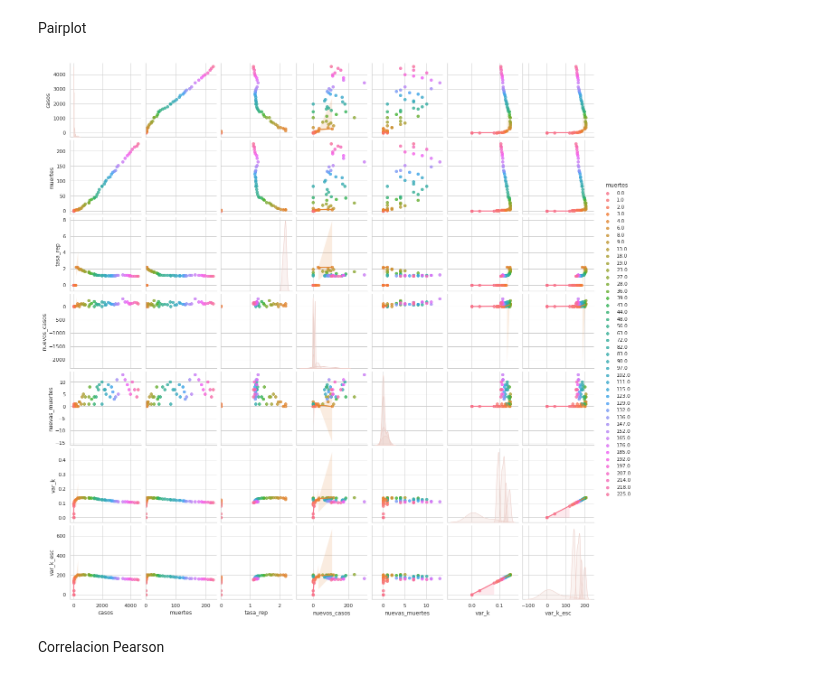
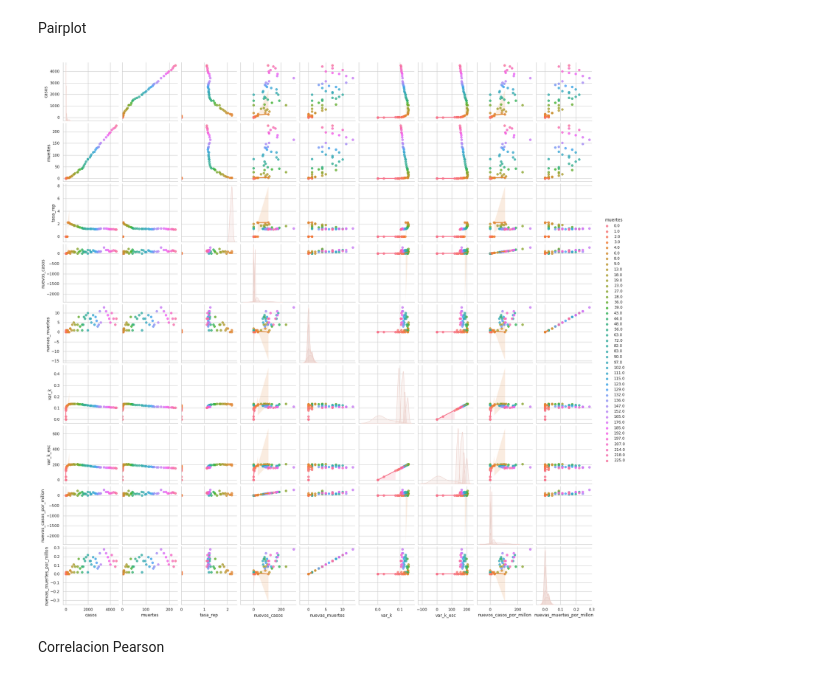
Before and after one commit to gonzalogperez/informe_pandemico, a Jupyter notebook: GonzaloGPerezProyecto_4.ipynb, the cells around one changed output. Saved outputs shown, nothing was run; the diff lists cells and outputs as text; code cells hidden in the pictures.

```diff
--- a/GonzaloGPerezProyecto_4.ipynb
+++ b/GonzaloGPerezProyecto_4.ipynb
@@ -2563,3 +2592,2 @@ def analizar_pais_df(x_pais,xmin,xmax,ymin,ymax,medida1,medida2):
 # %%
 #list_casos_principio,lst_muertes,lst_rep,list_variabilidad_k,variabilidad_k_escalado,df_analizar_pais = analizar_pais_df('Argentina',60,110,0,30,17,25)
-df_analizar_pais = analizar_pais_df('Argentina',60,110,0,30,17,25)
@@ -2565,0 +2598,9 @@ df_analizar_pais = analizar_pais_df('Argentina',60,110,0,30,17,25)
+# %%
+df_out_indicadores_sin_cuarentena = pd.DataFrame()
+
+for x_pais in tqdm(list_pais_sin_cuarentena):
+    print(x_pais)
+    df_analizar_pais,df_analizar_pais_mean,df_analizar_pais_max = analizar_pais_df(x_pais,0,110,0,30,17,25)
+    df_out_indicadores_sin_cuarentena = df_out_indicadores_sin_cuarentena.append(df_analizar_pais_max)
+    df_out_indicadores_sin_cuarentena['cuarentena'] = '0'
+df_out_indicadores_sin_cuarentena
@@ -2565,0 +2619,9 @@ df_analizar_pais = analizar_pais_df('Argentina',60,110,0,30,17,25)
+# %%
+df_out_indicadores_con_cuarentena = pd.DataFrame()
+
+for x_pais in tqdm(list_pais_con_cuarentena):
+    print(x_pais)
+    df_analizar_pais,df_analizar_pais_mean,df_analizar_pais_max = analizar_pais_df(x_pais,0,110,0,30,17,25)
+    df_out_indicadores_con_cuarentena = df_out_indicadores_con_cuarentena.append(df_analizar_pais_max)
+    df_out_indicadores_con_cuarentena['cuarentena'] = '1'
+df_out_indicadores_con_cuarentena
@@ -2566,5 +2655,5 @@ df_analizar_pais = analizar_pais_df('Argentina',60,110,0,30,17,25)
 # %%
 #df_analizar_pais.head()
 # %%
-df_analizar_pais.fillna(0,inplace=True)
-df_analizar_pais.head(10)
+#df_analizar_pais.fillna(0,inplace=True)
+#df_analizar_pais.head(10)
@@ -2585,11 +2664,11 @@ Pairplot
 # %%
 sns.set(style="whitegrid", font_scale=1.0)
 #sns.set()
-sns.pairplot(df_analizar_pais,vars=['casos','muertes','tasa_rep','nuevos_casos','nuevas_muertes','var_k','var_k_esc'],hue = 'muertes',kind = "reg")
+sns.pairplot(df_analizar_pais,vars=['casos','muertes','tasa_rep','nuevos_casos','nuevas_muertes','var_k','var_k_esc','nuevos_casos_por_millon','nuevas_muertes_por_millon'],hue = 'muertes',kind = "reg")
 #sns.pairplot(df4_filtrado, vars=["rooms", "bedrooms","bathrooms","surface_total","surface_covered","price"],hue = 'property_type')
 plt.show()
 # %% [output]
-[figure, old version]
+[figure, new version]
 # %% [markdown]
 Correlacion Pearson
 # %%
```
Also changed, not shown: parts of 93 cells of this notebook.
